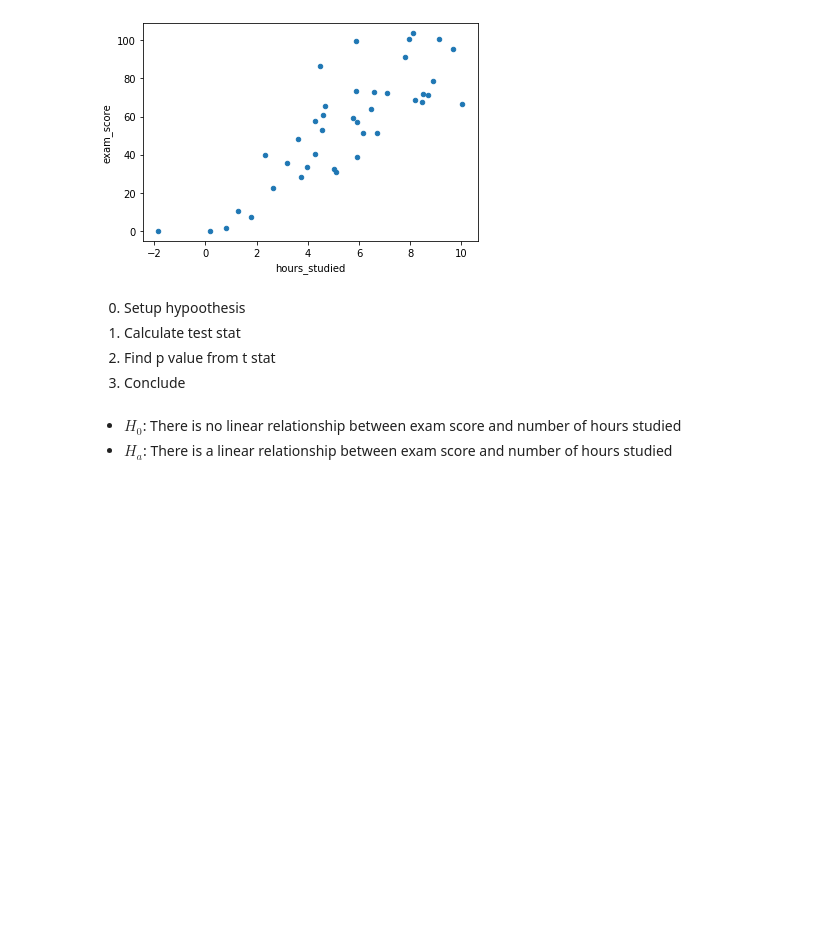
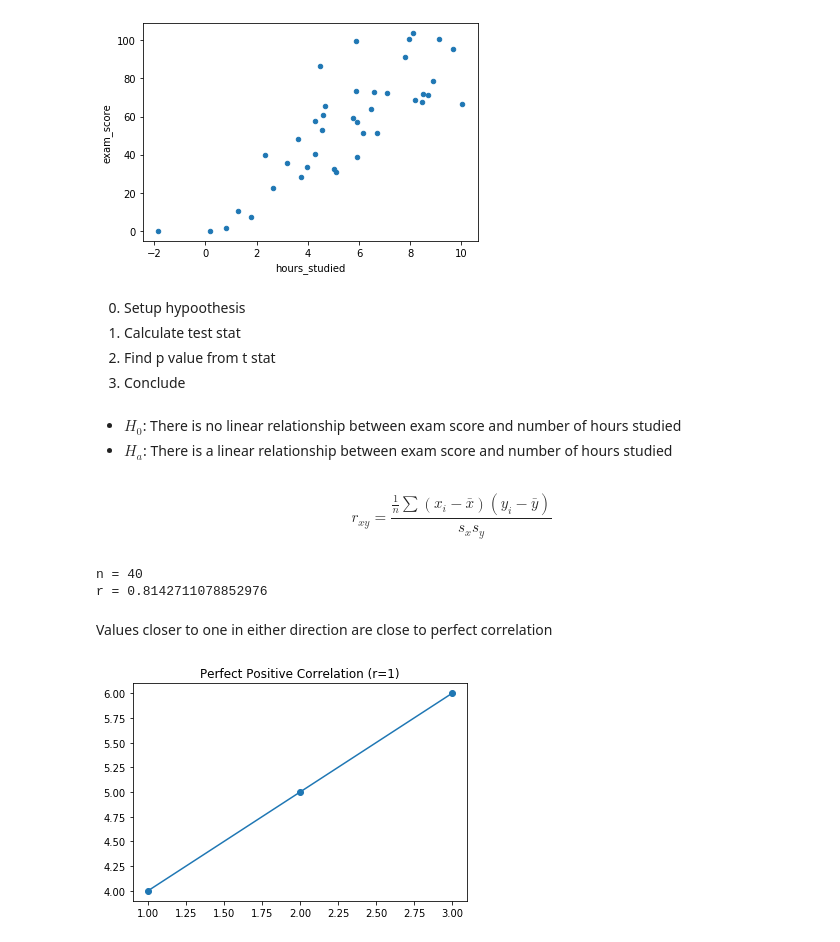
Before and after one commit to aleclhartman/statistics-exercises, a Jupyter notebook: correlation-lesson.ipynb, the cells around one changed output. Cells and saved outputs as stored; diff of their text form; code cells hidden in the pictures; blank space fills up the shorter version.

```diff
--- a/correlation-lesson.ipynb
+++ b/correlation-lesson.ipynb
@@ -31,3 +35,7 @@ df.plot.scatter(y="exam_score", x="hours_studied")
 # %%
 x = df.hours_studied
 y = df.exam_score
+# %% [markdown]
+$$
+r_{xy} = \frac{\frac{1}{n} \sum(x_i - \bar{x})(y_i - \bar{y})}{s_x s_y}
+$$
@@ -33,0 +50,18 @@ y = df.exam_score
+# %%
+print("n =", n)
+print("r =", r)
+# %% [output]
+n = 40
+r = 0.8142711078852976
+# %% [markdown]
+Values closer to one in either direction are close to perfect correlation
+# %%
+# demonstrated
+x = [1, 2, 3]
+y = [4, 5, 6]
+
+plt.plot(x, y, marker="o")
+plt.title("Perfect Positive Correlation (r=1)")
+plt.show()
+# %% [output]
+[figure, added]
```
Also changed, not shown: parts of 14 cells of this notebook, 1 other file.
